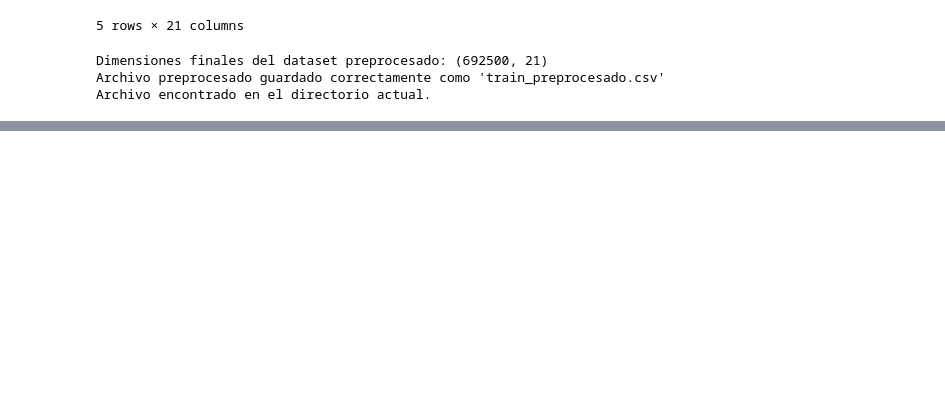
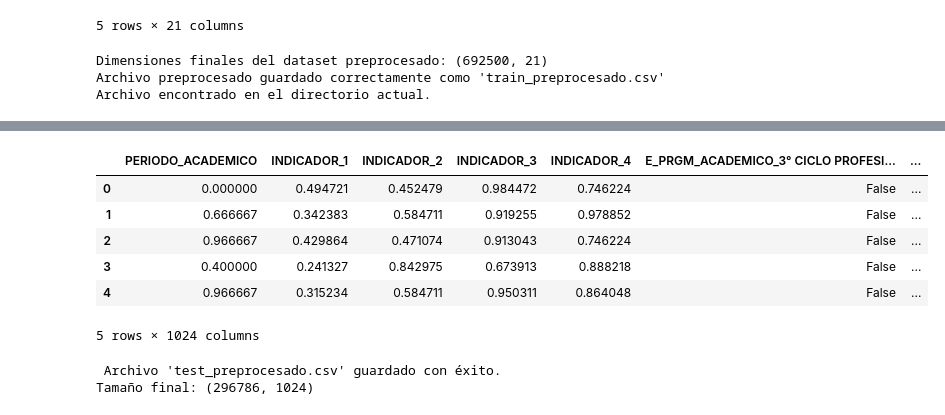
Before and after one commit to MariaPosadaBotero/Entregas-del-proyecto-de-AI-para-ingenieros---Udea-2025-2, a Jupyter notebook: 02-preprocesado.ipynb, the cells around one changed output, grey strips where cells are left out. Cells and saved outputs as stored; diff of their text form; code cells hidden in the pictures; blank space fills up the shorter version.

```diff
--- a/02-preprocesado.ipynb
+++ b/02-preprocesado.ipynb
@@ -350,0 +371,61 @@ Archivo encontrado en el directorio actual.
+# %%
+#  Importar librerías
+import pandas as pd
+import numpy as np
+from sklearn.impute import SimpleImputer
+from sklearn.preprocessing import MinMaxScaler
+
+# Cargar datos de test
+test = pd.read_csv("test.csv")
+print("Tamaño original del test:", test.shape)
+
+#  Limpieza básica
+test.drop_duplicates(inplace=True)
+if 'ID' in test.columns:
+    test.drop(columns=['ID'], inplace=True)
+
+for c in test.select_dtypes(include='object'):
+    test[c] = test[c].astype(str).str.strip()
+
+print("\nValores faltantes por columna antes de imputar:")
+print(test.isnull().sum())
+
+# Imputación de valores faltantes
+num_cols = test.select_dtypes(include=np.number).columns
+cat_cols = test.select_dtypes(exclude=np.number).columns
+
+# Reutiliza los mismos métodos que en el train
+imputer_num = SimpleImputer(strategy='mean')
+imputer_cat = SimpleImputer(strategy='most_frequent')
+
+test[num_cols] = imputer_num.fit_transform(test[num_cols])
+test[cat_cols] = imputer_cat.fit_transform(test[cat_cols])
+
+#  One-Hot Encoding
+test_encoded = pd.get_dummies(test, columns=cat_cols, drop_first=False)
+
+#Asegurar que tenga las mismas columnas que el train
+import joblib
+train_cols = joblib.load("train_columns.pkl")
+
+
+#  Escalado numérico
+scaler = MinMaxScaler()
+num_cols_scaled = test_encoded.select_dtypes(include=['int64', 'float64']).columns
+test_encoded[num_cols_scaled] = scaler.fit_transform(test_encoded[num_cols_scaled])
+
+# Tratamiento de outliers
+for col in num_cols_scaled:
+    q1, q3 = test_encoded[col].quantile([0.25, 0.75])
+    iqr = q3 - q1
+    low, high = q1 - 1.5 * iqr, q3 + 1.5 * iqr
+    test_encoded[col] = np.clip(test_encoded[col], low, high)
+
+print("\nTamaño final del test preprocesado:", test_encoded.shape)
+display(test_encoded.head())
+
+#  Guardar el test preprocesado
+test_encoded.to_csv("test_preprocesado.csv", index=False)
+print("\n Archivo 'test_preprocesado.csv' guardado con éxito.")
+print("Tamaño final:", test_encoded.shape)
+# %% [output]
@@ -350,0 +449,9 @@ Archivo encontrado en el directorio actual.
+|  | PERIODO_ACADEMICO | INDICADOR_1 | INDICADOR_2 | INDICADOR_3 | INDICADOR_4 | E_PRGM_ACADEMICO_3° CICLO PROFESI... | ... |
+| 0 | 0.000000 | 0.494721 | 0.452479 | 0.984472 | 0.746224 | False | ... |
+| 1 | 0.666667 | 0.342383 | 0.584711 | 0.919255 | 0.978852 | False | ... |
+| 2 | 0.966667 | 0.429864 | 0.471074 | 0.913043 | 0.746224 | False | ... |
+| 3 | 0.400000 | 0.241327 | 0.842975 | 0.673913 | 0.888218 | False | ... |
+| 4 | 0.966667 | 0.315234 | 0.584711 | 0.950311 | 0.864048 | False | ... |
+5 rows × 1024 columns
+ Archivo 'test_preprocesado.csv' guardado con éxito.
+Tamaño final: (296786, 1024)
```
Also changed, not shown: parts of 6 cells of this notebook.
